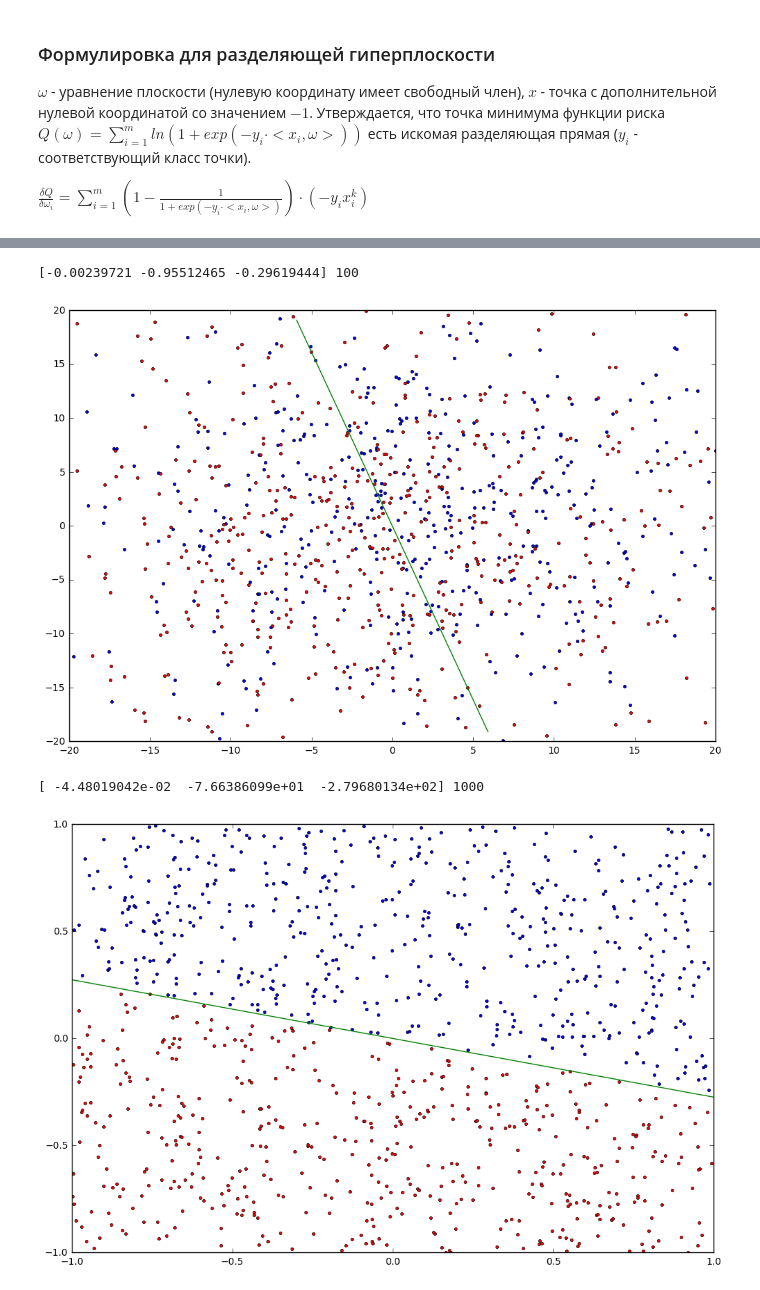
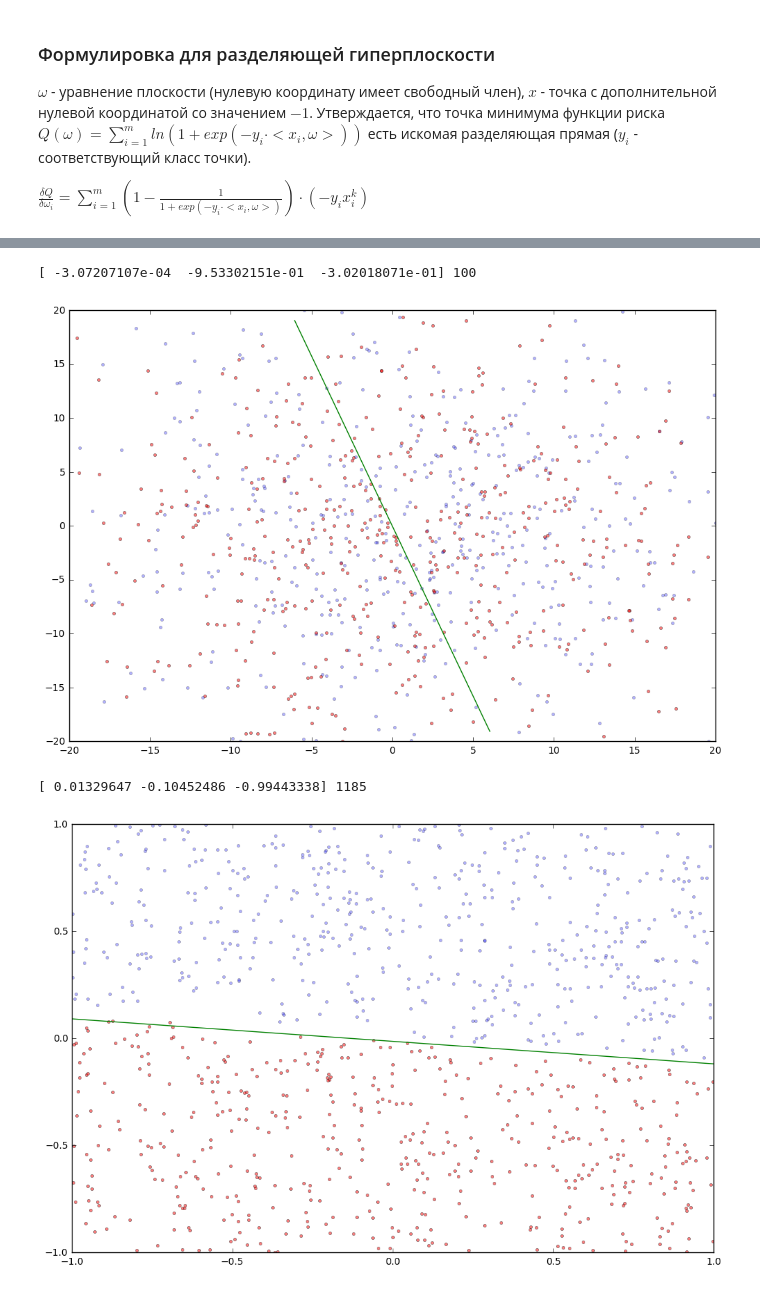
Before and after one commit to egiby/optimizations, a Jupyter notebook: Practice.ipynb, the cells around one changed output, grey strips where cells are left out. Drawn from its saved outputs; the diff is of its cells as text; code cells hidden in the pictures.

```diff
--- a/Practice.ipynb
+++ b/Practice.ipynb
@@ -60,10 +60,10 @@ def print_sample_2(sample):
     class_1 = np.array(list(filter(lambda x: x[0] == 1, sample)))
 
     if len(class_0):
-        plt.plot(class_0[:, 2], class_0[:, 3], 'ob', ms=3)
+        plt.plot(class_0[:, 2], class_0[:, 3], 'ob', ms=3, alpha=0.3)
 
     if len(class_1):
-        plt.plot(class_1[:, 2], class_1[:, 3], 'or', ms=3)
+        plt.plot(class_1[:, 2], class_1[:, 3], 'or', ms=3, alpha=0.5)
 # %%
 separable_sample = get_sample(size=1000, is_separable=True)
 nseparable_sample = get_sample(size=1000, is_separable=False)
@@ -100,7 +100,7 @@ def vect_abs(x):
     return np.sqrt((x * x).sum())
 
 # Нахождение миниумума методом градиентного спуска (с проекцией на единичную сферу)
-def find_min(x_0, f, grad, next_t=default_t, eps=1e-6, MAX_K = 1000, use_projection=True):
+def find_min(x_0, f, grad, next_t=default_t, eps=1e-9, MAX_K = 1000, use_projection=True):
     t = 0.5
     old_x = x_0
     k = 0
@@ -132,12 +132,7 @@ def get_class(c):
 
 
 def raw_grad(omega, X, Y):
-    values = []
-    for k in range(len(omega)):
-        value = np.sum([(1 - expit(Y[i] * np.sum(X[i] * omega))) * (-Y[i] * X[i][k]) for i in range(len(X))])
-        values.append(value)
-
-    return np.array(values)
+    return np.sum((1 - expit(Y * np.sum(X * omega, axis=1))) * (-Y * X.T), axis=1)
 
 
 def get_grad(X, Y):
@@ -160,21 +155,3 @@ def get_points_2(omega, var=10):
     point = omega[0] * omega[1:]
     points = [point - var * get_a(omega), point + var * get_a(omega)]
     return np.array(points)
-# %%
-x = np.array([[2, 2],
-              [3, 3]
-             ])
-y = x
-omega = [4, 4]
-np.sum(x * np.array(omega), axis=1)
-
-values = []
-
-for i in range(len(x)):
-    value = np.logaddexp(0, -y[i] * np.sum(x[i] * omega))
-    values.append(value)
-
-print(values)
-
-values2 = np.logaddexp(0, -y * np.sum(x * omega, axis=1))
-values2
@@ -210,11 +183,11 @@ test_gradient(separable_sample, np.array([0, 10000, 1]), next_t=lambda t, k: t *
 # %%
-test_gradient(nseparable_sample, np.array([1, 1, 0]), max_k=100, x_lim=20, y_lim=20, line_par=20)
+test_gradient(nseparable_sample, np.array([1, 1, 1]), max_k=100, x_lim=20, y_lim=20, line_par=20)
 # %% [output]
-[-0.00239721 -0.95512465 -0.29619444] 100
+[ -3.07207107e-04  -9.53302151e-01  -3.02018071e-01] 100
-[figure, old version]
+[figure, new version]
 # %%
-test_gradient(uniform_separable_sample, np.array([1, 1, 0]), max_k=1000, x_lim=1, y_lim=1,
-              line_par=1.5, use_projection=False)
+test_gradient(uniform_separable_sample, np.array([1, 1, 1]), max_k=10000, x_lim=1, y_lim=1,
+              line_par=1.5)
 # %% [output]
-[ -4.48019042e-02  -7.66386099e+01  -2.79680134e+02] 1000
+[ 0.01329647 -0.10452486 -0.99443338] 1185
-[figure, old version]
+[figure, new version]
```
Also changed, not shown: parts of 4 cells of this notebook.
